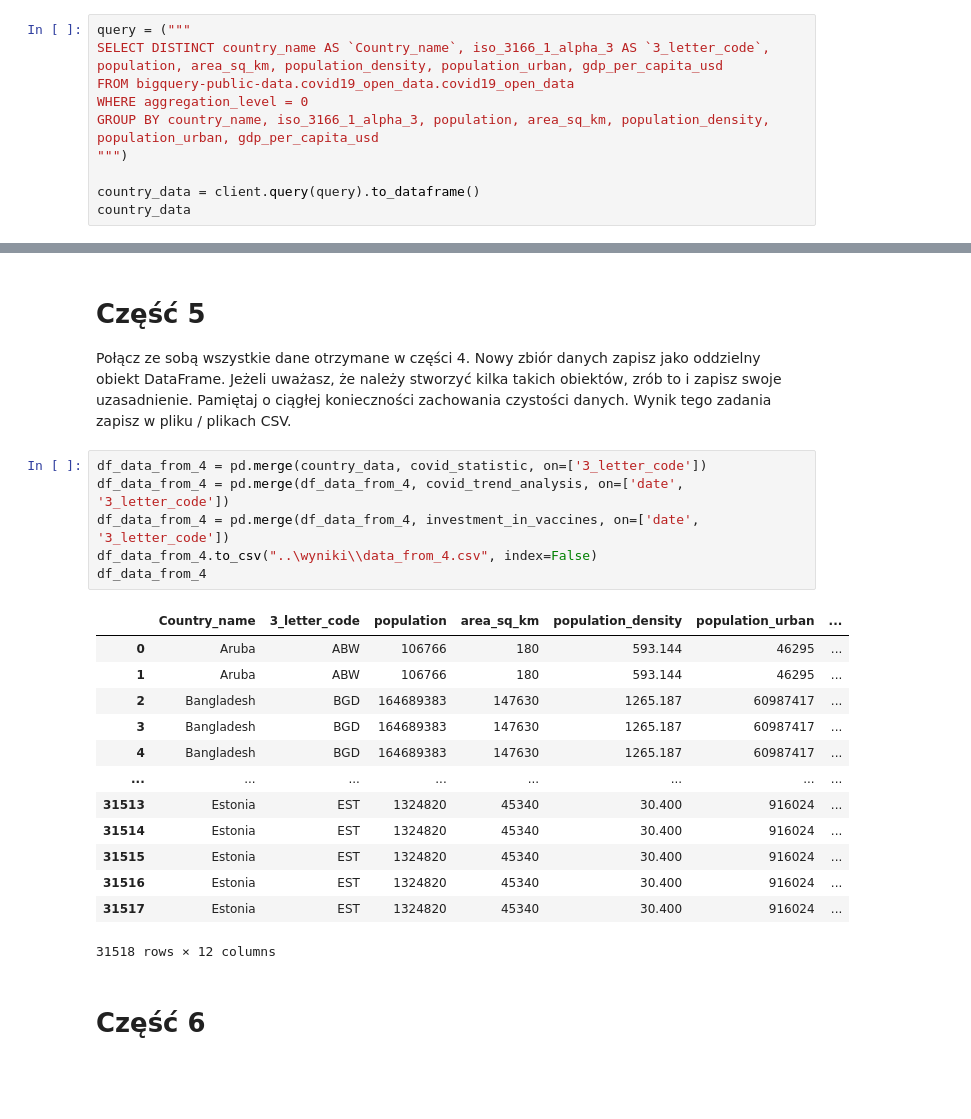
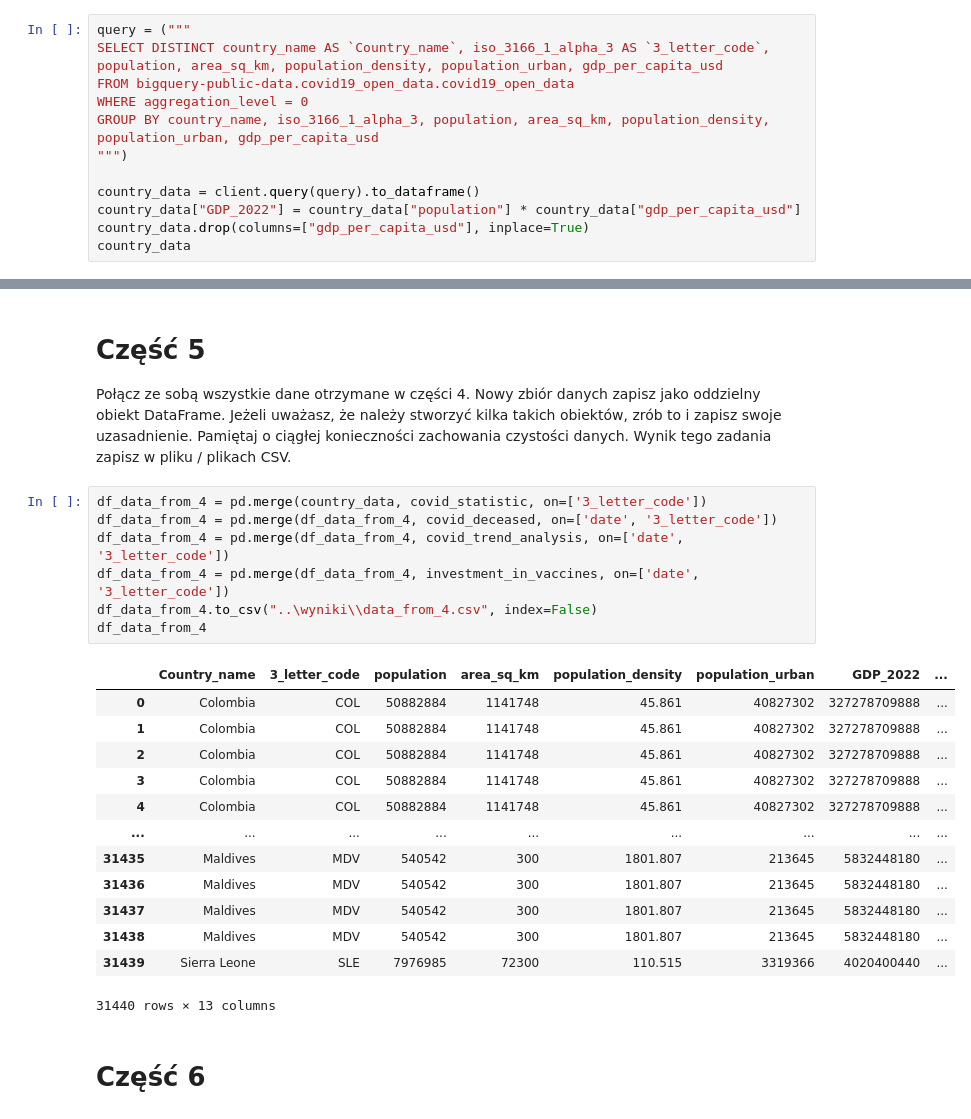
Before and after one commit to AbsZeroO/big-data, a Jupyter notebook: Poziom_1/Poziom1.ipynb, the cells around one changed output, grey strips where cells are left out. Drawn from its saved outputs; the diff is of its cells as text; blank space fills up the shorter version.

```diff
--- a/Poziom_1/Poziom1.ipynb
+++ b/Poziom_1/Poziom1.ipynb
@@ -398,5 +398,7 @@ GROUP BY country_name, iso_3166_1_alpha_3, population, area_sq_km, population_de
 """)
 
 country_data = client.query(query).to_dataframe()
+country_data["GDP_2022"] = country_data["population"] * country_data["gdp_per_capita_usd"]
+country_data.drop(columns=["gdp_per_capita_usd"], inplace=True)
 country_data
 # %% [output]
@@ -533,24 +535,25 @@ display(investment_in_vaccines)
 Połącz ze sobą wszystkie dane otrzymane w części 4. Nowy zbiór danych zapisz jako oddzielny obiekt DataFrame. Jeżeli uważasz, że należy stworzyć kilka takich obiektów, zrób to i zapisz swoje uzasadnienie. Pamiętaj o ciągłej konieczności zachowania czystości danych. Wynik tego zadania zapisz w pliku / plikach CSV.
 # %%
 df_data_from_4 = pd.merge(country_data, covid_statistic, on=['3_letter_code'])
+df_data_from_4 = pd.merge(df_data_from_4, covid_deceased, on=['date', '3_letter_code'])
 df_data_from_4 = pd.merge(df_data_from_4, covid_trend_analysis, on=['date', '3_letter_code'])
 df_data_from_4 = pd.merge(df_data_from_4, investment_in_vaccines, on=['date', '3_letter_code'])
 df_data_from_4.to_csv("..\wyniki\\data_from_4.csv", index=False)
 df_data_from_4
 # %% [output]
-|  | Country_name | 3_letter_code | population | area_sq_km | population_density | population_urban | ... |
-| 0 | Aruba | ABW | 106766 | 180 | 593.144 | 46295 | ... |
-| 1 | Aruba | ABW | 106766 | 180 | 593.144 | 46295 | ... |
-| 2 | Bangladesh | BGD | 164689383 | 147630 | 1265.187 | 60987417 | ... |
-| 3 | Bangladesh | BGD | 164689383 | 147630 | 1265.187 | 60987417 | ... |
-| 4 | Bangladesh | BGD | 164689383 | 147630 | 1265.187 | 60987417 | ... |
-| ... | ... | ... | ... | ... | ... | ... | ... |
-| 31513 | Estonia | EST | 1324820 | 45340 | 30.400 | 916024 | ... |
-| 31514 | Estonia | EST | 1324820 | 45340 | 30.400 | 916024 | ... |
-| 31515 | Estonia | EST | 1324820 | 45340 | 30.400 | 916024 | ... |
-| 31516 | Estonia | EST | 1324820 | 45340 | 30.400 | 916024 | ... |
-| 31517 | Estonia | EST | 1324820 | 45340 | 30.400 | 916024 | ... |
+|  | Country_name | 3_letter_code | population | area_sq_km | population_density | population_urban | GDP_2022 | ... |
+| 0 | Colombia | COL | 50882884 | 1141748 | 45.861 | 40827302 | 327278709888 | ... |
+| 1 | Colombia | COL | 50882884 | 1141748 | 45.861 | 40827302 | 327278709888 | ... |
+| 2 | Colombia | COL | 50882884 | 1141748 | 45.861 | 40827302 | 327278709888 | ... |
+| 3 | Colombia | COL | 50882884 | 1141748 | 45.861 | 40827302 | 327278709888 | ... |
+| 4 | Colombia | COL | 50882884 | 1141748 | 45.861 | 40827302 | 327278709888 | ... |
+| ... | ... | ... | ... | ... | ... | ... | ... | ... |
+| 31435 | Maldives | MDV | 540542 | 300 | 1801.807 | 213645 | 5832448180 | ... |
+| 31436 | Maldives | MDV | 540542 | 300 | 1801.807 | 213645 | 5832448180 | ... |
+| 31437 | Maldives | MDV | 540542 | 300 | 1801.807 | 213645 | 5832448180 | ... |
+| 31438 | Maldives | MDV | 540542 | 300 | 1801.807 | 213645 | 5832448180 | ... |
+| 31439 | Sierra Leone | SLE | 7976985 | 72300 | 110.515 | 3319366 | 4020400440 | ... |
-31518 rows × 12 columns
+31440 rows × 13 columns
 # %% [markdown]
 # Część 6
 # %% [markdown]
```
Also changed, not shown: parts of 13 cells of this notebook.
